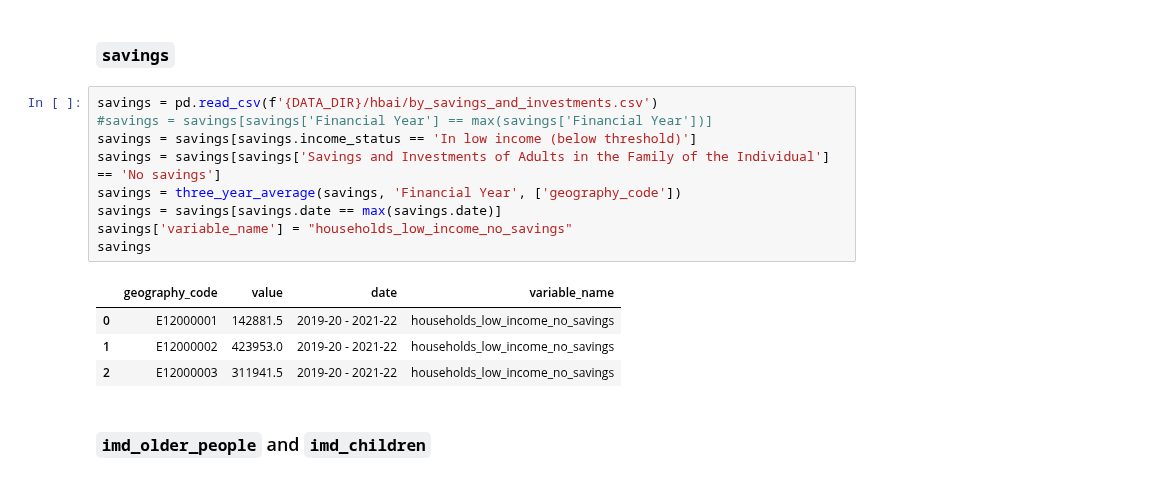
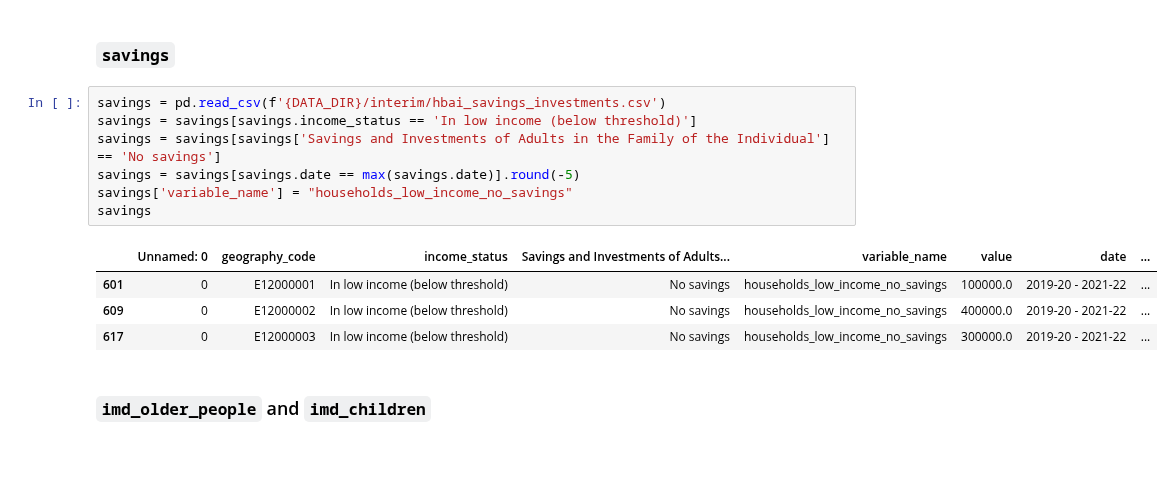
Before and after one commit to open-innovations/jrf-insight, a Jupyter notebook: pipelines/place/transform.ipynb, the cells around one changed output. Cells and saved outputs as stored; diff of their text form.

Commit message:
Moving all three-year averaging to HBAI.ipynb
Additionally adjusting filenames for consistency

```diff
--- a/pipelines/place/transform.ipynb
+++ b/pipelines/place/transform.ipynb
@@ -286,19 +245,17 @@ hbai_percent
 # %% [markdown]
 ### `savings`
 # %%
-savings = pd.read_csv(f'{DATA_DIR}/hbai/by_savings_and_investments.csv')
-#savings = savings[savings['Financial Year'] == max(savings['Financial Year'])]
+savings = pd.read_csv(f'{DATA_DIR}/interim/hbai_savings_investments.csv')
 savings = savings[savings.income_status == 'In low income (below threshold)']
 savings = savings[savings['Savings and Investments of Adults in the Family of the Individual'] == 'No savings']
-savings = three_year_average(savings, 'Financial Year', ['geography_code'])
-savings = savings[savings.date == max(savings.date)]
+savings = savings[savings.date == max(savings.date)].round(-5)
 savings['variable_name'] = "households_low_income_no_savings"
 savings
 # %% [output]
-|  | geography_code | value | date | variable_name |
-| 0 | E12000001 | 142881.5 | 2019-20 - 2021-22 | households_low_income_no_savings |
-| 1 | E12000002 | 423953.0 | 2019-20 - 2021-22 | households_low_income_no_savings |
-| 2 | E12000003 | 311941.5 | 2019-20 - 2021-22 | households_low_income_no_savings |
+|  | Unnamed: 0 | geography_code | income_status | Savings and Investments of Adults... | variable_name | value | date | ... |
+| 601 | 0 | E12000001 | In low income (below threshold) | No savings | households_low_income_no_savings | 100000.0 | 2019-20 - 2021-22 | ... |
+| 609 | 0 | E12000002 | In low income (below threshold) | No savings | households_low_income_no_savings | 400000.0 | 2019-20 - 2021-22 | ... |
+| 617 | 0 | E12000003 | In low income (below threshold) | No savings | households_low_income_no_savings | 300000.0 | 2019-20 - 2021-22 | ... |
 # %% [markdown]
 ### `imd_older_people` and `imd_children`
 # %%
```
Also changed, not shown: parts of 5 cells of this notebook, 11 other files.
